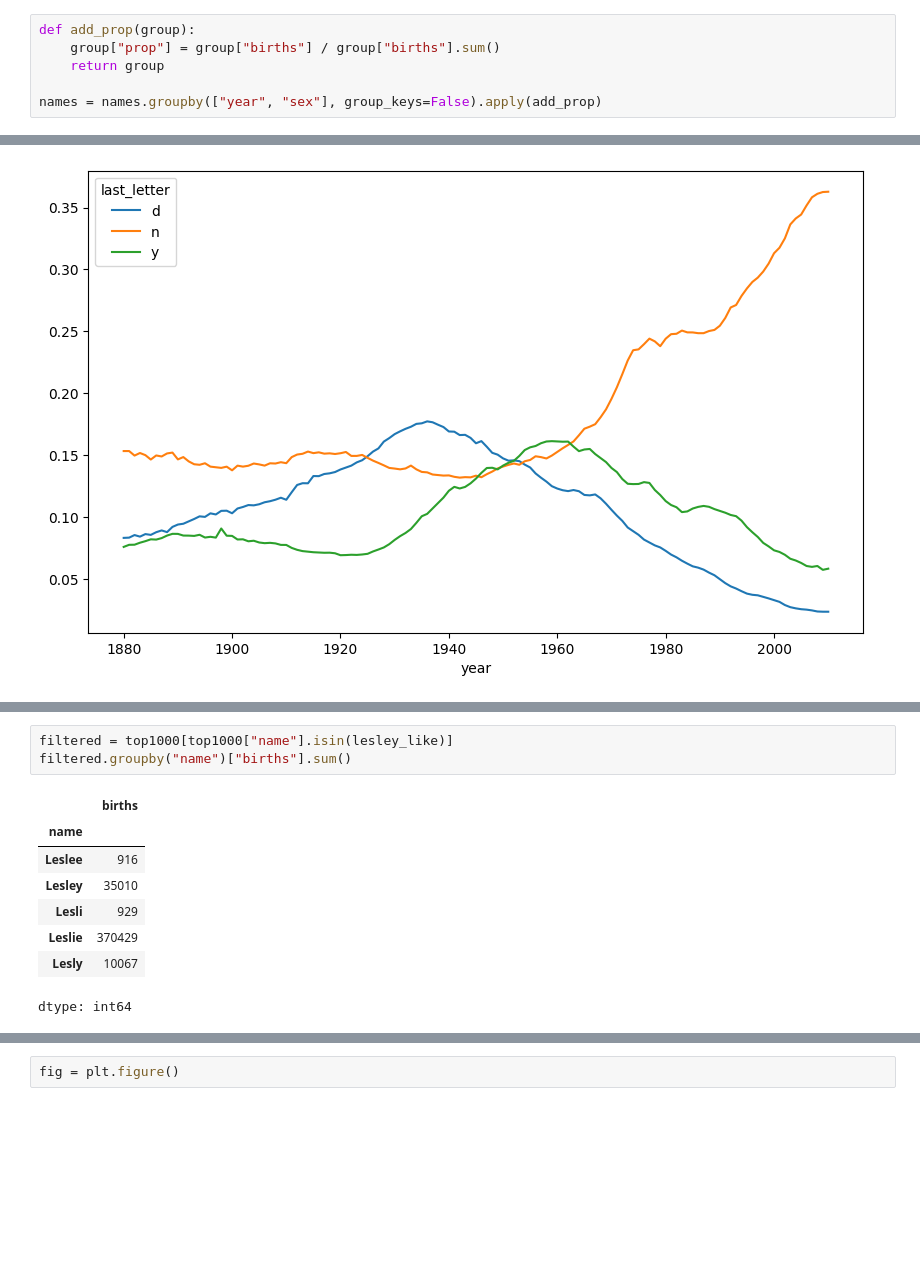
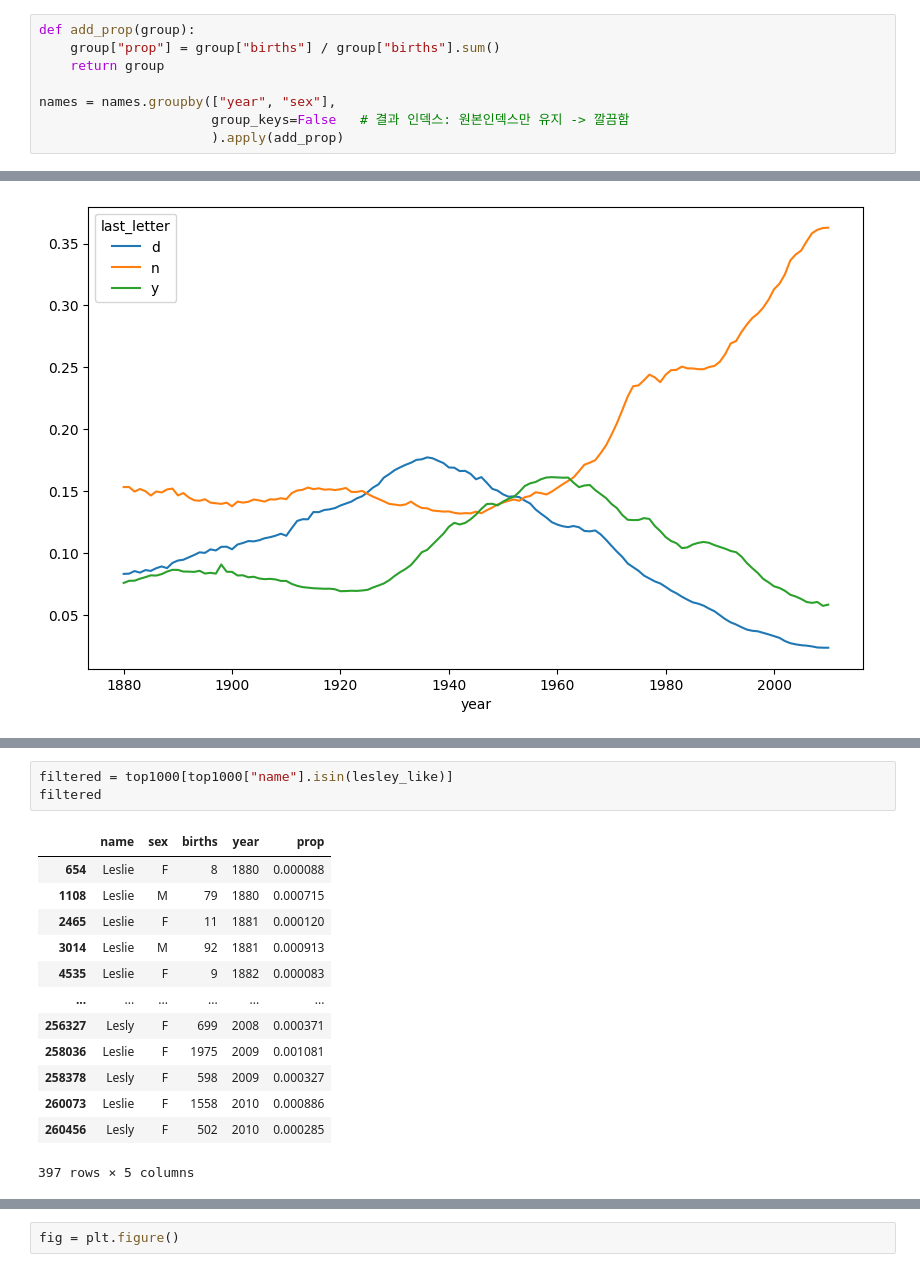
Before and after one commit to ancestor9/2026_Fall_Application-Deployment, a Jupyter notebook: 20261106/ch13_3_US_Baby_Names_1880–2010.ipynb, the cells around one changed output, grey strips where cells are left out. Saved outputs shown, nothing was run; the diff lists cells and outputs as text; blank space fills up the shorter version.

```diff
--- a/20261106/ch13_3_US_Baby_Names_1880–2010.ipynb
+++ b/20261106/ch13_3_US_Baby_Names_1880–2010.ipynb
@@ -189,7 +299,9 @@ def add_prop(group):
     group["prop"] = group["births"] / group["births"].sum()
     return group
 
-names = names.groupby(["year", "sex"], group_keys=False).apply(add_prop)
+names = names.groupby(["year", "sex"],
+                      group_keys=False   # 결과 인덱스: 원본인덱스만 유지 -> 깔끔함
+                      ).apply(add_prop)
 # %%
 names
 # %% [output]
@@ -461,12 +926,17 @@ dtype: object
 # %%
 filtered = top1000[top1000["name"].isin(lesley_like)]
-filtered.groupby("name")["births"].sum()
+filtered
 # %% [output]
-|  | births |
-| name |  |
-| Leslee | 916 |
-| Lesley | 35010 |
-| Lesli | 929 |
-| Leslie | 370429 |
-| Lesly | 10067 |
+|  | name | sex | births | year | prop |
+| 654 | Leslie | F | 8 | 1880 | 0.000088 |
+| 1108 | Leslie | M | 79 | 1880 | 0.000715 |
+| 2465 | Leslie | F | 11 | 1881 | 0.000120 |
+| 3014 | Leslie | M | 92 | 1881 | 0.000913 |
+| 4535 | Leslie | F | 9 | 1882 | 0.000083 |
+| ... | ... | ... | ... | ... | ... |
+| 256327 | Lesly | F | 699 | 2008 | 0.000371 |
+| 258036 | Leslie | F | 1975 | 2009 | 0.001081 |
+| 258378 | Lesly | F | 598 | 2009 | 0.000327 |
+| 260073 | Leslie | F | 1558 | 2010 | 0.000886 |
+| 260456 | Lesly | F | 502 | 2010 | 0.000285 |
-dtype: int64
+397 rows × 5 columns
```
Also changed, not shown: parts of 54 cells of this notebook.
